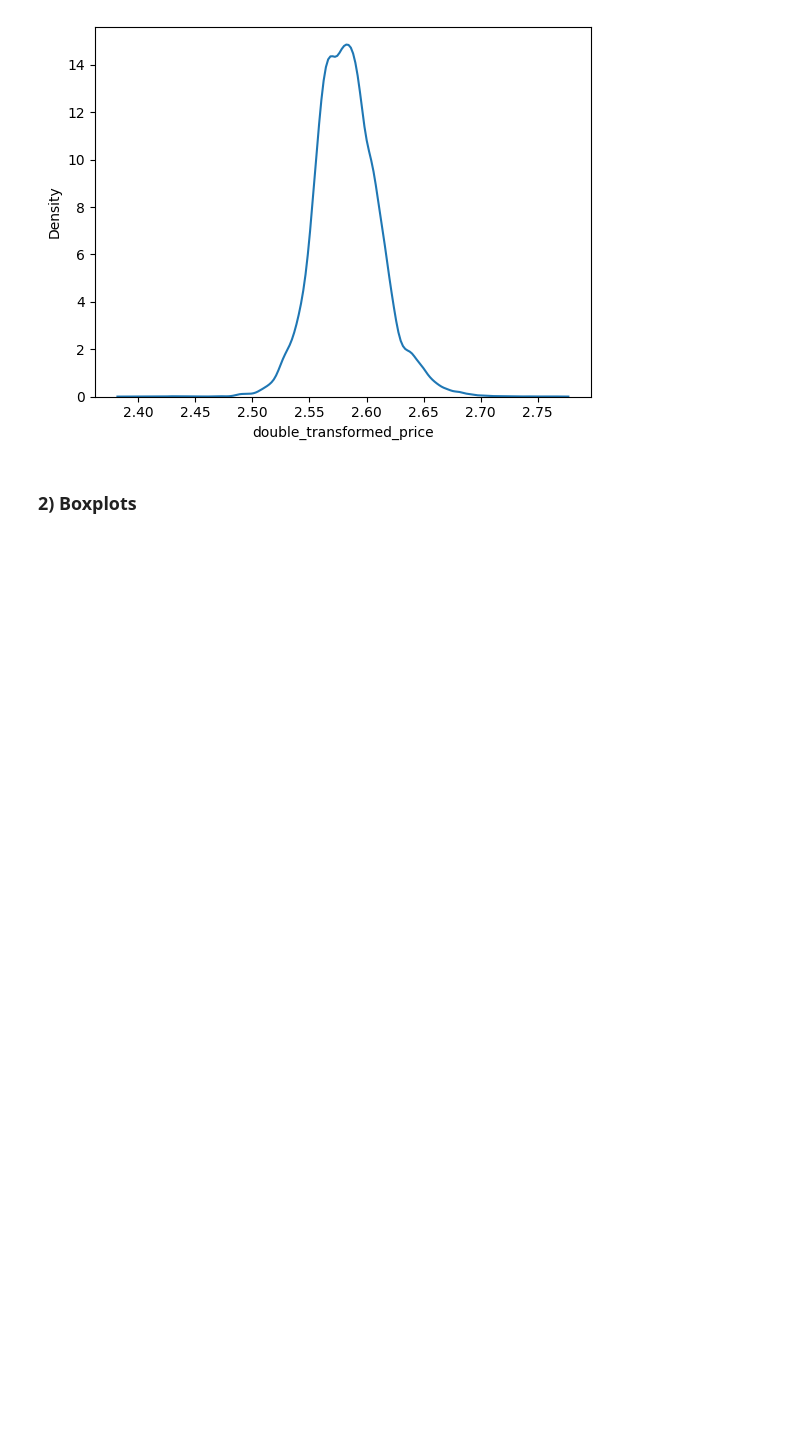
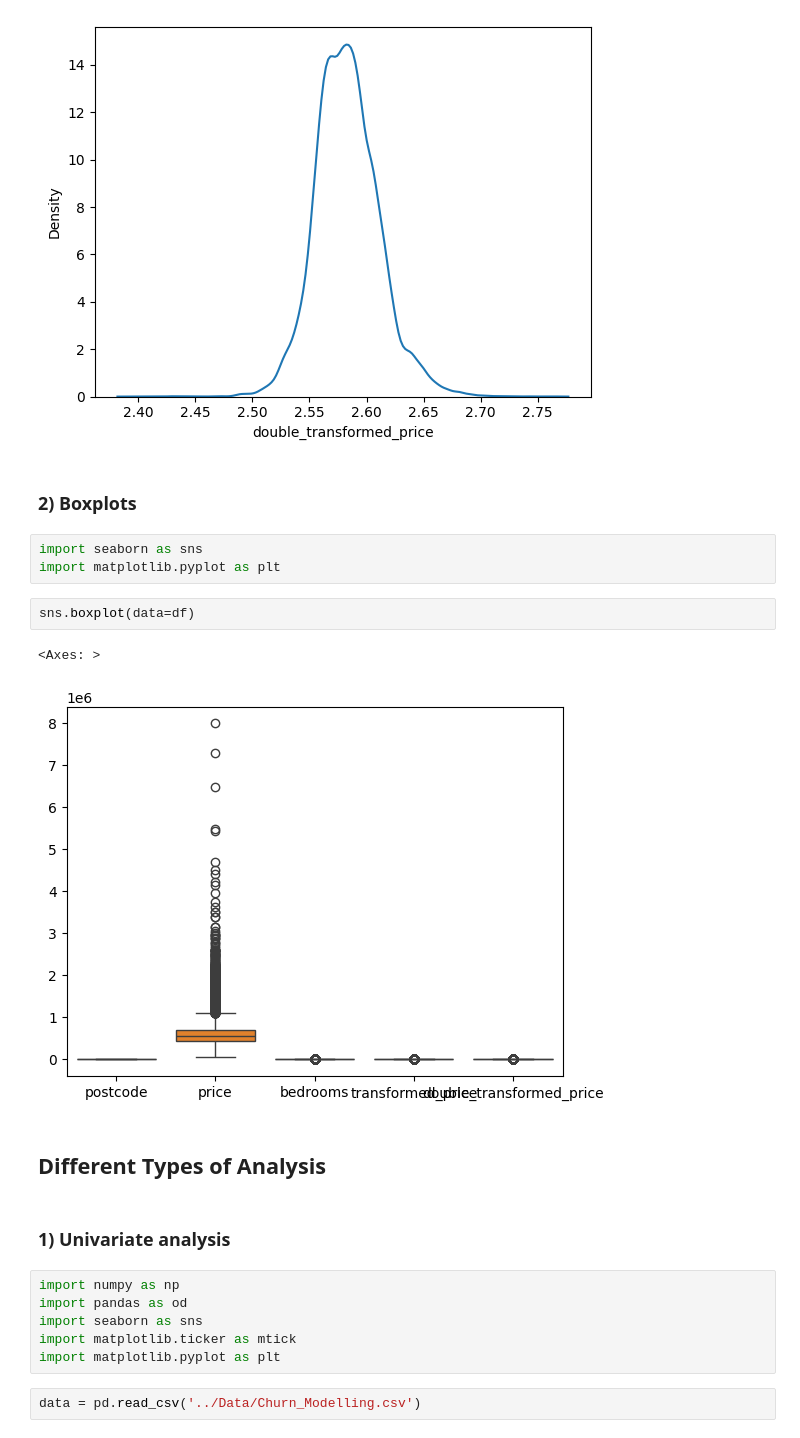
Before and after one commit to abrarshahok/Python-Practice, a Jupyter notebook: Data Analysis & Visualization/EDA/eda_practice.ipynb, the cells around one changed output. Saved outputs shown, nothing was run; the diff lists cells and outputs as text; blank space fills up the shorter version.

```diff
--- a/Data Analysis & Visualization/EDA/eda_practice.ipynb
+++ b/Data Analysis & Visualization/EDA/eda_practice.ipynb
@@ -594,3 +594,23 @@ sns.kdeplot(df.double_transformed_price)
 [figure]
 # %% [markdown]
 ### 2) Boxplots
+# %%
+import seaborn as sns
+import matplotlib.pyplot as plt
+# %%
+sns.boxplot(data=df)
+# %% [output]
+<Axes: >
+[figure, added]
+# %% [markdown]
+## Different Types of Analysis
+# %% [markdown]
+### 1) Univariate analysis
+# %%
+import numpy as np
+import pandas as od
+import seaborn as sns
+import matplotlib.ticker as mtick
+import matplotlib.pyplot as plt
+# %%
+data = pd.read_csv('../Data/Churn_Modelling.csv')
```
Also changed, not shown: parts of 34 cells of this notebook, 10 other files.
